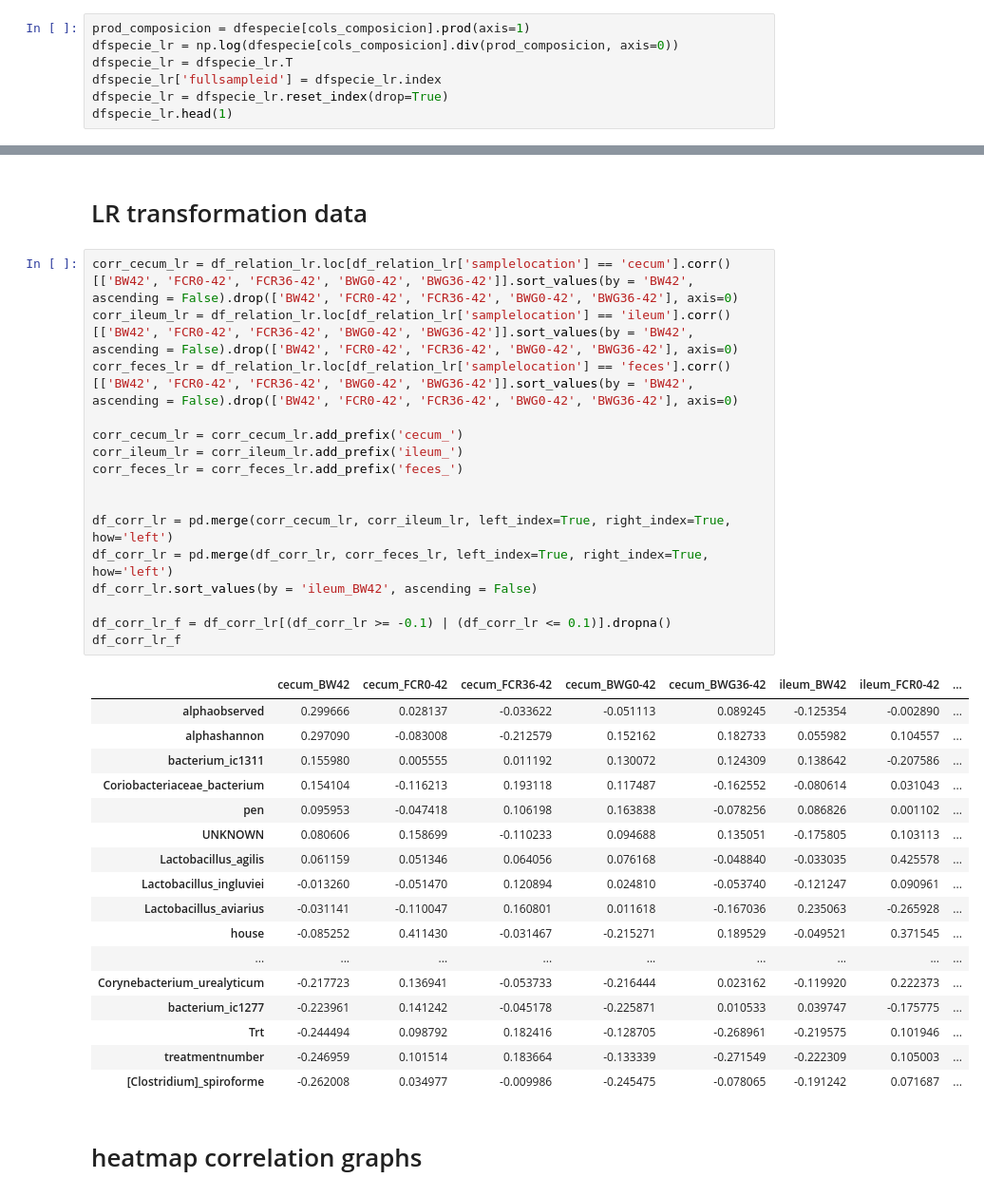
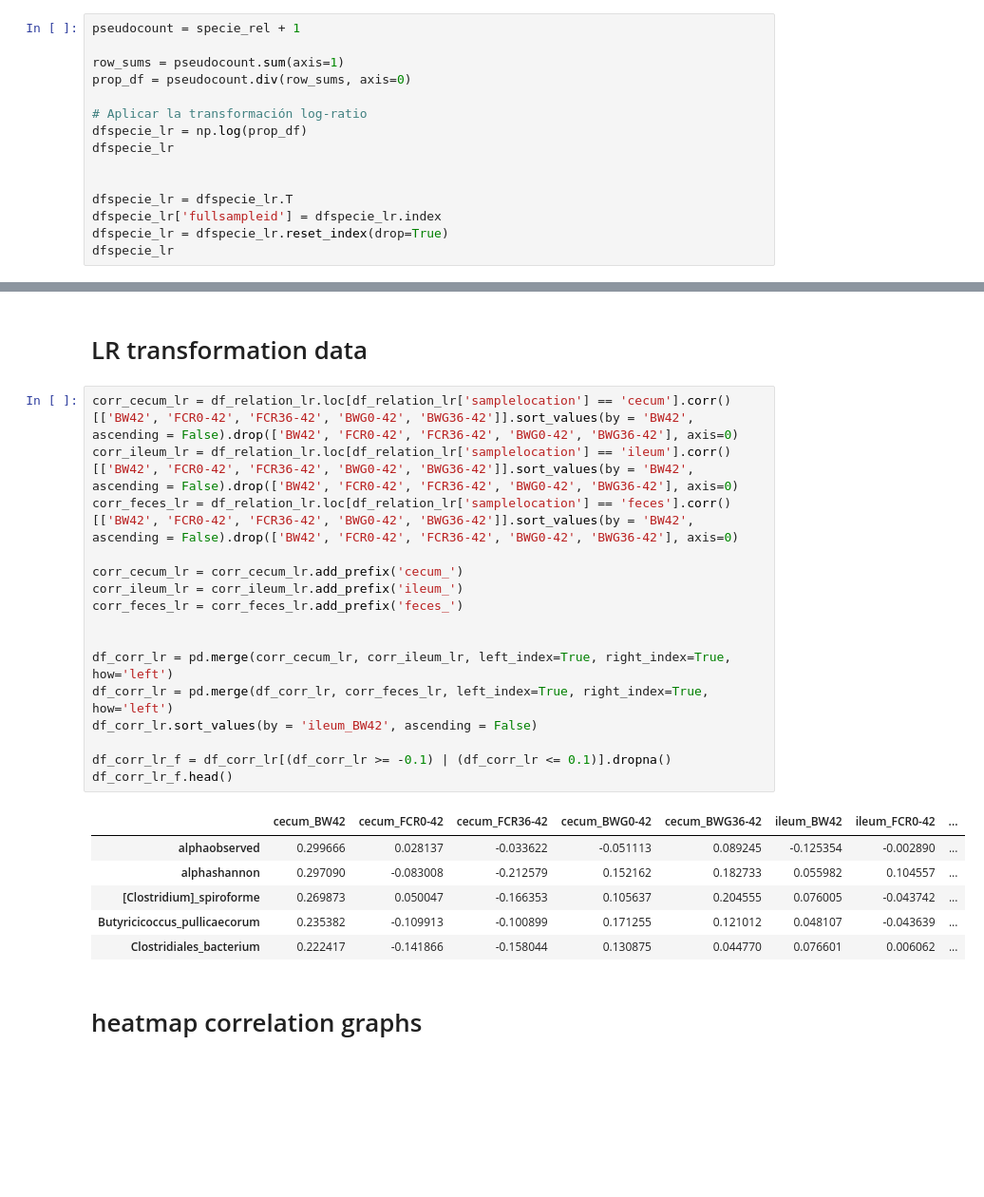
Before and after one commit to SIWAproject/Performance, a Jupyter notebook: performance_analysis.ipynb, the cells around one changed output, grey strips where cells are left out. Shown at 95% size. Saved outputs shown, nothing was run; the diff lists cells and outputs as text; blank space fills up the shorter version.

```diff
--- a/performance_analysis.ipynb
+++ b/performance_analysis.ipynb
@@ -183,11 +203,19 @@ dfspecie_clr.head(1)
 # %% [markdown]
 ## Log-ratio transformation
 # %%
-prod_composicion = dfespecie[cols_composicion].prod(axis=1)
-dfspecie_lr = np.log(dfespecie[cols_composicion].div(prod_composicion, axis=0))
+pseudocount = specie_rel + 1
+
+row_sums = pseudocount.sum(axis=1)
+prop_df = pseudocount.div(row_sums, axis=0)
+
+# Aplicar la transformación log-ratio
+dfspecie_lr = np.log(prop_df)
+dfspecie_lr
+
+
 dfspecie_lr = dfspecie_lr.T
 dfspecie_lr['fullsampleid'] = dfspecie_lr.index
 dfspecie_lr = dfspecie_lr.reset_index(drop=True)
-dfspecie_lr.head(1)
+dfspecie_lr
 # %% [output]
 |  | UNKNOWN | Lactobacillus_aviarius | Butyricicoccus_pullicaecorum | [Clostridium]_spiroforme | Anaerostipes_butyraticus | ... |
@@ -471,37 +525,26 @@ df_corr_clr_f
 # %%
 corr_cecum_lr = df_relation_lr.loc[df_relation_lr['samplelocation'] == 'cecum'].corr()[['BW42', 'FCR0-42', 'FCR36-42', 'BWG0-42', 'BWG36-42']].sort_values(by = 'BW42', ascending = False).drop(['BW42', 'FCR0-42', 'FCR36-42', 'BWG0-42', 'BWG36-42'], axis=0)
 corr_ileum_lr = df_relation_lr.loc[df_relation_lr['samplelocation'] == 'ileum'].corr()[['BW42', 'FCR0-42', 'FCR36-42', 'BWG0-42', 'BWG36-42']].sort_values(by = 'BW42', ascending = False).drop(['BW42', 'FCR0-42', 'FCR36-42', 'BWG0-42', 'BWG36-42'], axis=0)
 corr_feces_lr = df_relation_lr.loc[df_relation_lr['samplelocation'] == 'feces'].corr()[['BW42', 'FCR0-42', 'FCR36-42', 'BWG0-42', 'BWG36-42']].sort_values(by = 'BW42', ascending = False).drop(['BW42', 'FCR0-42', 'FCR36-42', 'BWG0-42', 'BWG36-42'], axis=0)
 
 corr_cecum_lr = corr_cecum_lr.add_prefix('cecum_')
 corr_ileum_lr = corr_ileum_lr.add_prefix('ileum_')
 corr_feces_lr = corr_feces_lr.add_prefix('feces_')
 
 
 df_corr_lr = pd.merge(corr_cecum_lr, corr_ileum_lr, left_index=True, right_index=True, how='left')
 df_corr_lr = pd.merge(df_corr_lr, corr_feces_lr, left_index=True, right_index=True, how='left')
 df_corr_lr.sort_values(by = 'ileum_BW42', ascending = False)
 
 df_corr_lr_f = df_corr_lr[(df_corr_lr >= -0.1) | (df_corr_lr <= 0.1)].dropna()
-df_corr_lr_f
+df_corr_lr_f.head()
 # %% [output]
 |  | cecum_BW42 | cecum_FCR0-42 | cecum_FCR36-42 | cecum_BWG0-42 | cecum_BWG36-42 | ileum_BW42 | ileum_FCR0-42 | ... |
 | alphaobserved | 0.299666 | 0.028137 | -0.033622 | -0.051113 | 0.089245 | -0.125354 | -0.002890 | ... |
 | alphashannon | 0.297090 | -0.083008 | -0.212579 | 0.152162 | 0.182733 | 0.055982 | 0.104557 | ... |
-| bacterium_ic1311 | 0.155980 | 0.005555 | 0.011192 | 0.130072 | 0.124309 | 0.138642 | -0.207586 | ... |
-| Coriobacteriaceae_bacterium | 0.154104 | -0.116213 | 0.193118 | 0.117487 | -0.162552 | -0.080614 | 0.031043 | ... |
-| pen | 0.095953 | -0.047418 | 0.106198 | 0.163838 | -0.078256 | 0.086826 | 0.001102 | ... |
-| UNKNOWN | 0.080606 | 0.158699 | -0.110233 | 0.094688 | 0.135051 | -0.175805 | 0.103113 | ... |
-| Lactobacillus_agilis | 0.061159 | 0.051346 | 0.064056 | 0.076168 | -0.048840 | -0.033035 | 0.425578 | ... |
-| Lactobacillus_ingluviei | -0.013260 | -0.051470 | 0.120894 | 0.024810 | -0.053740 | -0.121247 | 0.090961 | ... |
-| Lactobacillus_aviarius | -0.031141 | -0.110047 | 0.160801 | 0.011618 | -0.167036 | 0.235063 | -0.265928 | ... |
-| house | -0.085252 | 0.411430 | -0.031467 | -0.215271 | 0.189529 | -0.049521 | 0.371545 | ... |
-| ... | ... | ... | ... | ... | ... | ... | ... | ... |
-| Corynebacterium_urealyticum | -0.217723 | 0.136941 | -0.053733 | -0.216444 | 0.023162 | -0.119920 | 0.222373 | ... |
-| bacterium_ic1277 | -0.223961 | 0.141242 | -0.045178 | -0.225871 | 0.010533 | 0.039747 | -0.175775 | ... |
-| Trt | -0.244494 | 0.098792 | 0.182416 | -0.128705 | -0.268961 | -0.219575 | 0.101946 | ... |
-| treatmentnumber | -0.246959 | 0.101514 | 0.183664 | -0.133339 | -0.271549 | -0.222309 | 0.105003 | ... |
-| [Clostridium]_spiroforme | -0.262008 | 0.034977 | -0.009986 | -0.245475 | -0.078065 | -0.191242 | 0.071687 | ... |
+| [Clostridium]_spiroforme | 0.269873 | 0.050047 | -0.166353 | 0.105637 | 0.204555 | 0.076005 | -0.043742 | ... |
+| Butyricicoccus_pullicaecorum | 0.235382 | -0.109913 | -0.100899 | 0.171255 | 0.121012 | 0.048107 | -0.043639 | ... |
+| Clostridiales_bacterium | 0.222417 | -0.141866 | -0.158044 | 0.130875 | 0.044770 | 0.076601 | 0.006062 | ... |
 # %% [markdown]
 # heatmap correlation graphs
 # %% [markdown]
```
Also changed, not shown: parts of 13 cells of this notebook.
